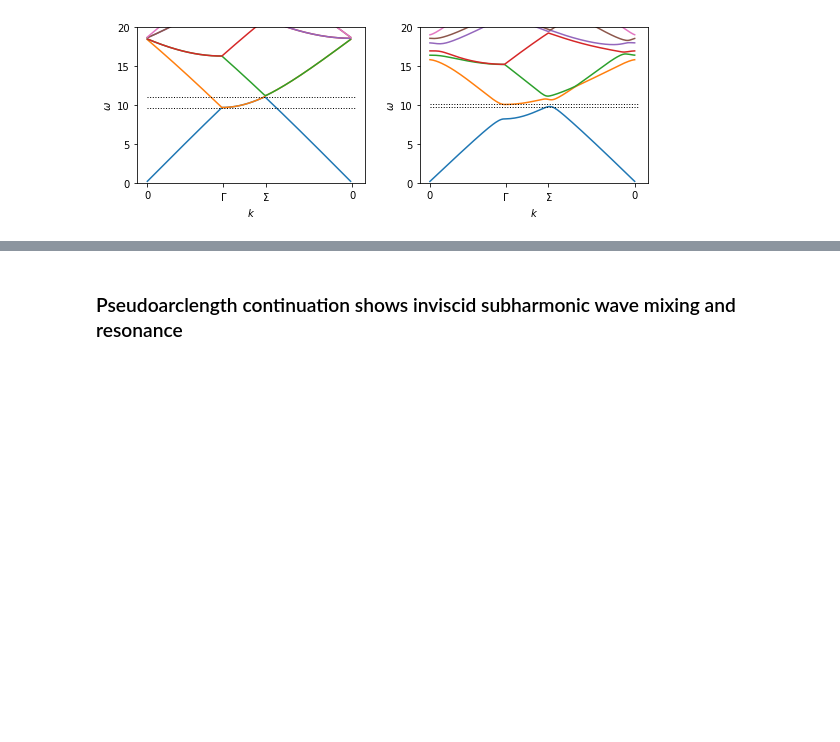
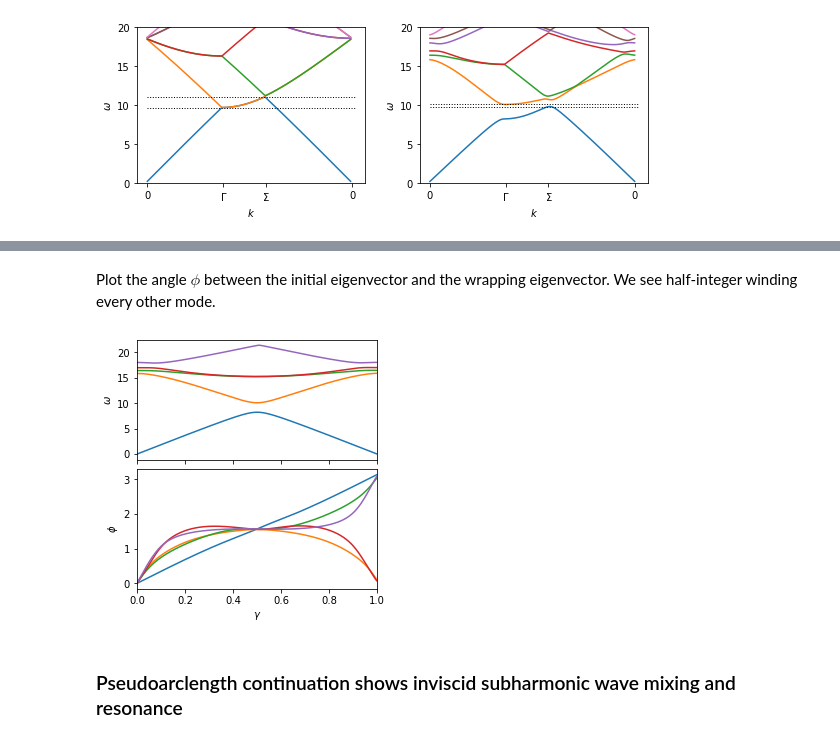
Before and after one commit to znicolaou/viscidfaraday, a Jupyter notebook: viscid_notebook.ipynb, the cells around one changed output, grey strips where cells are left out. Cells and saved outputs as stored; diff of their text form; code cells hidden in the pictures; blank space fills up the shorter version.

```diff
--- a/viscid_notebook.ipynb
+++ b/viscid_notebook.ipynb
@@ -384,3 +358,29 @@ plt.show()
+# %% [markdown]
+Plot the angle $\phi$ between the initial eigenvector and the wrapping eigenvector. We see half-integer winding every other mode.
+# %%
+plt.subplots(2,1,figsize=(4,4),layout='constrained')
+plt.subplot(2,1,1)
+for ind in range(5):
+    plt.plot(np.array(parss[ind])/argsdict['k1x'],np.real(omegass[ind]))
+    plt.xlim(0,1)
+    plt.gca().set_xticklabels([])
+plt.ylabel(r'$\omega$')
+
+plt.subplot(2,1,2)
+for ind in range(5):
+    dot=modes[ind].dot(np.conjugate(modes[ind][0]))
+    norm1=np.linalg.norm(modes[ind][0])
+    norm2=np.linalg.norm(modes[ind],axis=1)
+    cos=np.real(dot/(norm1*norm2))
+    cos[np.abs(cos)>1]=1
+    plt.plot(np.array(parss[ind])/argsdict['k1x'],np.arccos(cos))
+    plt.xlim(0,1)
+plt.xlabel(r'$\gamma$')
+plt.ylabel(r'$\phi$')
+plt.savefig('plots/winding.pdf')
+plt.show()
+# %% [output]
+[figure, added]
 # %% [markdown]
 ### Pseudoarclength continuation shows inviscid subharmonic wave mixing and resonance
 # %%
```
Also changed, not shown: parts of 56 cells of this notebook, 1 other file.
